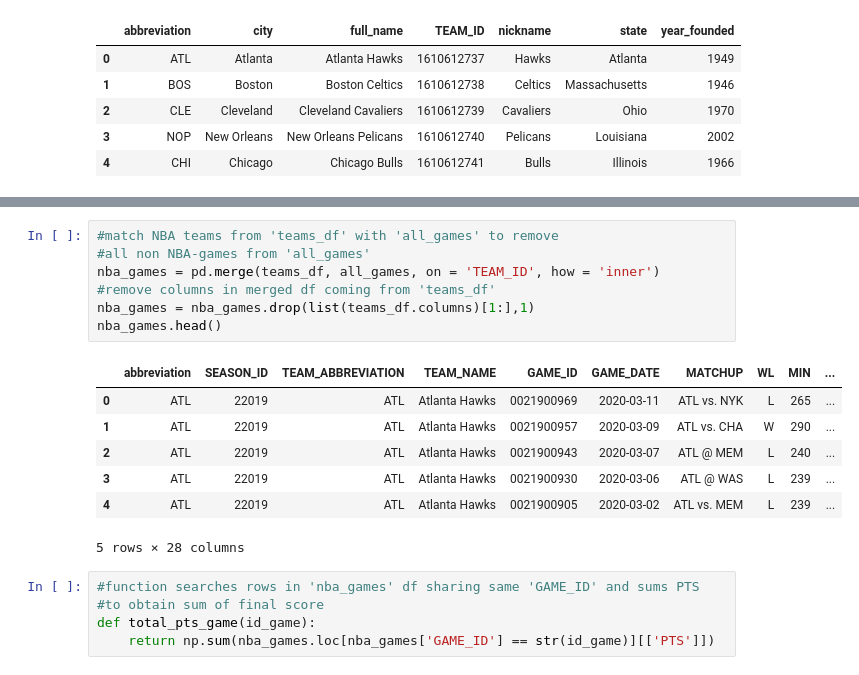
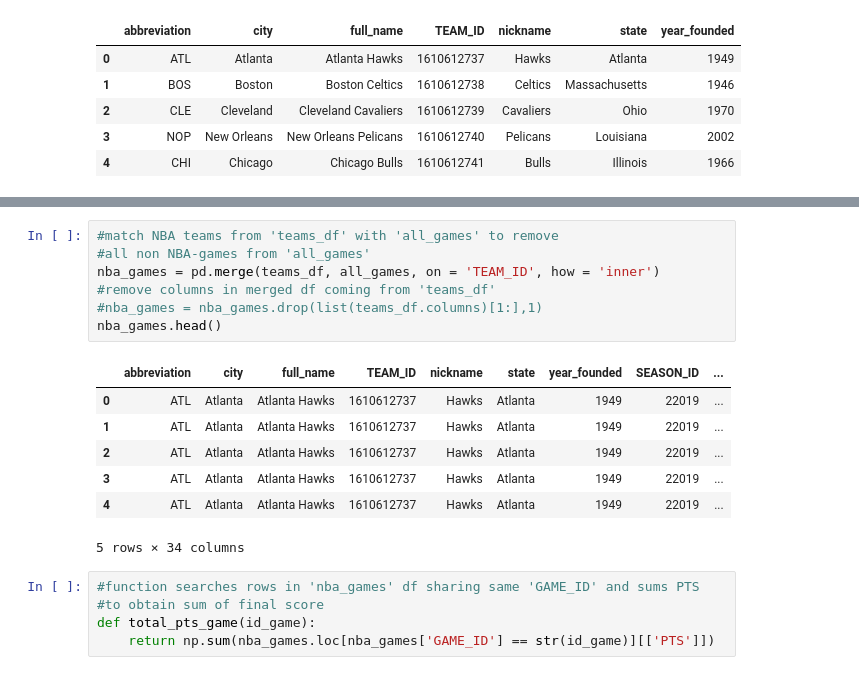
Before and after one commit to erdos2020nbaou/nba_ou_jam, a Jupyter notebook: NBA_Jam_Derek.ipynb, the cells around one changed output, grey strips where cells are left out. Drawn from its saved outputs; the diff is of its cells as text.

```diff
--- a/NBA_Jam_Derek.ipynb
+++ b/NBA_Jam_Derek.ipynb
@@ -57,18 +61,18 @@ all_games.head()
 # %%
 #match NBA teams from 'teams_df' with 'all_games' to remove
 #all non NBA-games from 'all_games'
 nba_games = pd.merge(teams_df, all_games, on = 'TEAM_ID', how = 'inner')
 #remove columns in merged df coming from 'teams_df'
-nba_games = nba_games.drop(list(teams_df.columns)[1:],1)
+#nba_games = nba_games.drop(list(teams_df.columns)[1:],1)
 nba_games.head()
 # %% [output]
-|  | abbreviation | SEASON_ID | TEAM_ABBREVIATION | TEAM_NAME | GAME_ID | GAME_DATE | MATCHUP | WL | MIN | ... |
-| 0 | ATL | 22019 | ATL | Atlanta Hawks | 0021900969 | 2020-03-11 | ATL vs. NYK | L | 265 | ... |
-| 1 | ATL | 22019 | ATL | Atlanta Hawks | 0021900957 | 2020-03-09 | ATL vs. CHA | W | 290 | ... |
-| 2 | ATL | 22019 | ATL | Atlanta Hawks | 0021900943 | 2020-03-07 | ATL @ MEM | L | 240 | ... |
-| 3 | ATL | 22019 | ATL | Atlanta Hawks | 0021900930 | 2020-03-06 | ATL @ WAS | L | 239 | ... |
-| 4 | ATL | 22019 | ATL | Atlanta Hawks | 0021900905 | 2020-03-02 | ATL vs. MEM | L | 239 | ... |
+|  | abbreviation | city | full_name | TEAM_ID | nickname | state | year_founded | SEASON_ID | ... |
+| 0 | ATL | Atlanta | Atlanta Hawks | 1610612737 | Hawks | Atlanta | 1949 | 22019 | ... |
+| 1 | ATL | Atlanta | Atlanta Hawks | 1610612737 | Hawks | Atlanta | 1949 | 22019 | ... |
+| 2 | ATL | Atlanta | Atlanta Hawks | 1610612737 | Hawks | Atlanta | 1949 | 22019 | ... |
+| 3 | ATL | Atlanta | Atlanta Hawks | 1610612737 | Hawks | Atlanta | 1949 | 22019 | ... |
+| 4 | ATL | Atlanta | Atlanta Hawks | 1610612737 | Hawks | Atlanta | 1949 | 22019 | ... |
-5 rows × 28 columns
+5 rows × 34 columns
 # %%
 #function searches rows in 'nba_games' df sharing same 'GAME_ID' and sums PTS
 #to obtain sum of final score
```
Also changed, not shown: parts of 21 cells of this notebook.
